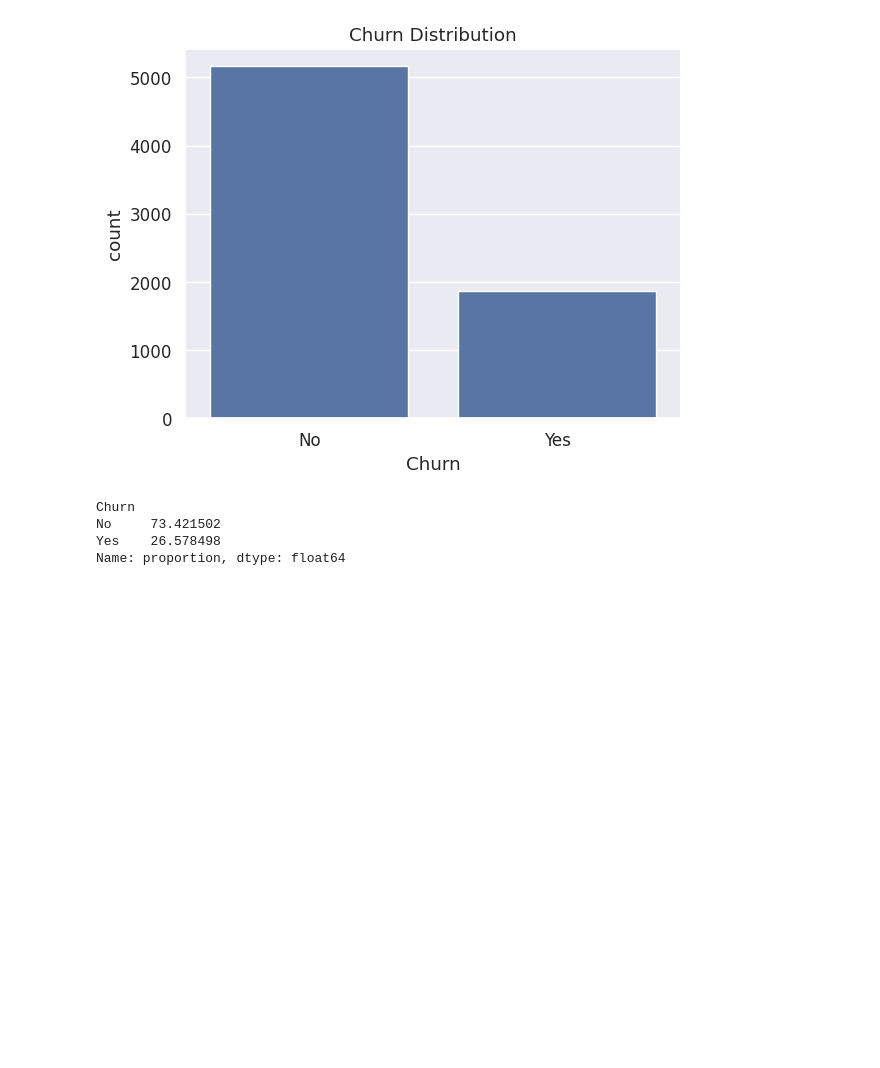
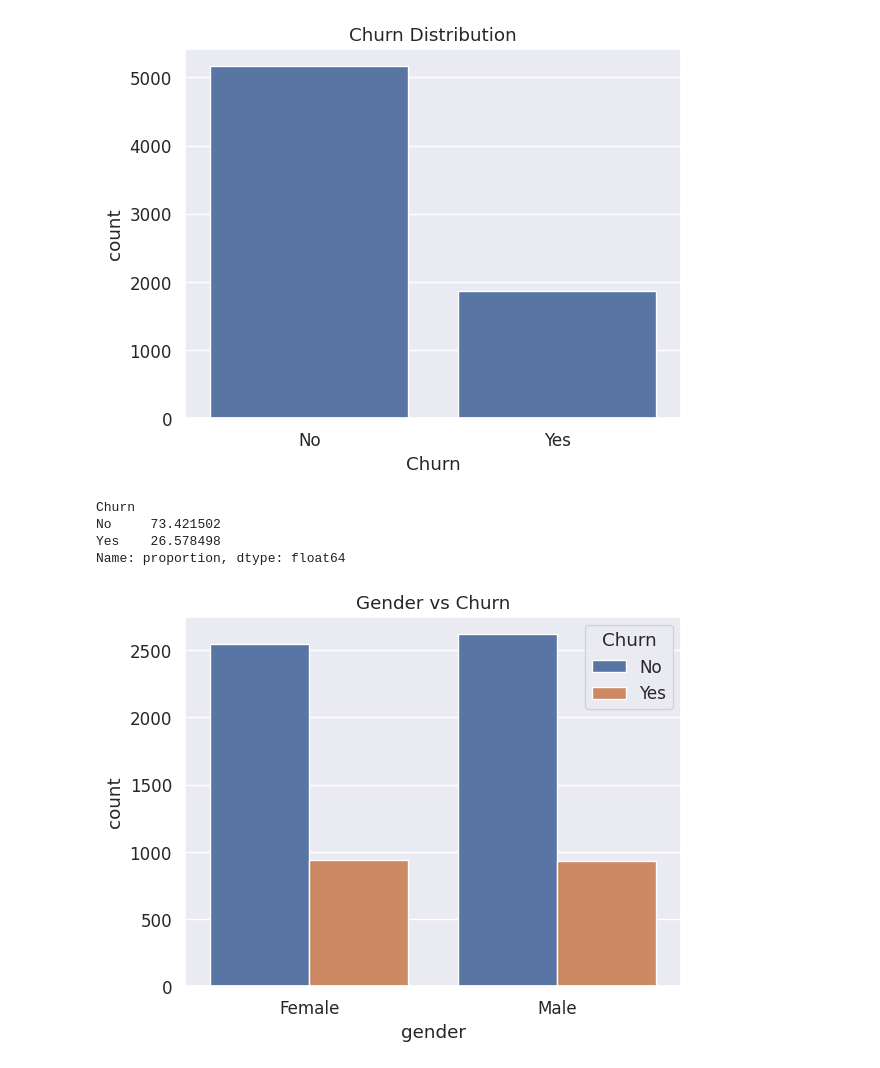
Before and after one commit to hamdhi-muhammad-24/ML_Cw, a Jupyter notebook: ML_Cw.ipynb, the cells around one changed output. Drawn from its saved outputs; the diff is of its cells as text; code cells hidden in the pictures; blank space fills up the shorter version.

Commit message:
EDA — CATEGORY VS CHURN

```diff
--- a/ML_Cw.ipynb
+++ b/ML_Cw.ipynb
@@ -117,3 +115,12 @@ Churn
 No     73.421502
 Yes    26.578498
 Name: proportion, dtype: float64
+# %%
+# EDA — CATEGORY VS CHURN
+
+# Gender vs Churn
+sns.countplot(data=df, x="gender", hue="Churn")
+plt.title("Gender vs Churn")
+plt.show()
+# %% [output]
+[figure, added]
```
Also changed, not shown: parts of 3 cells of this notebook.
